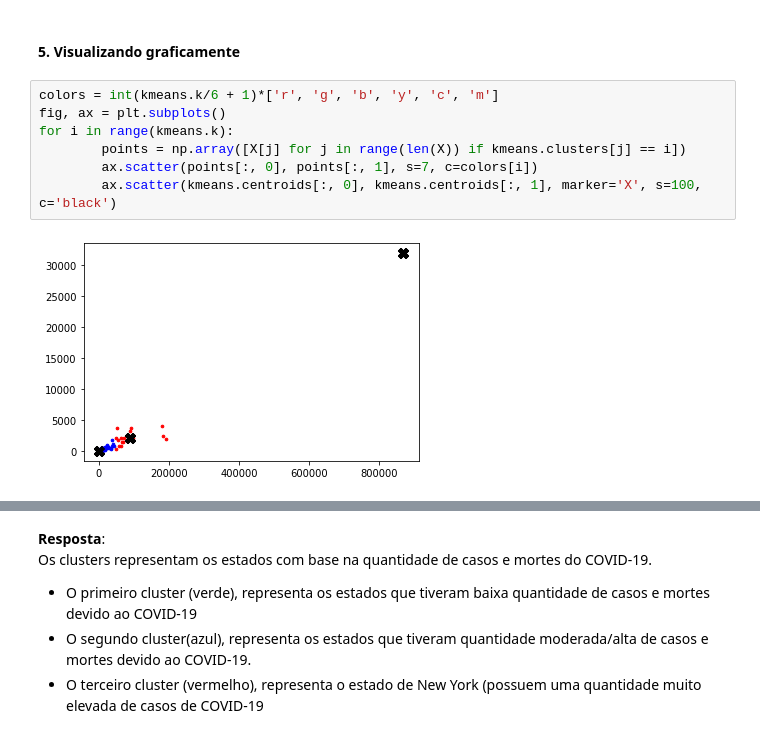
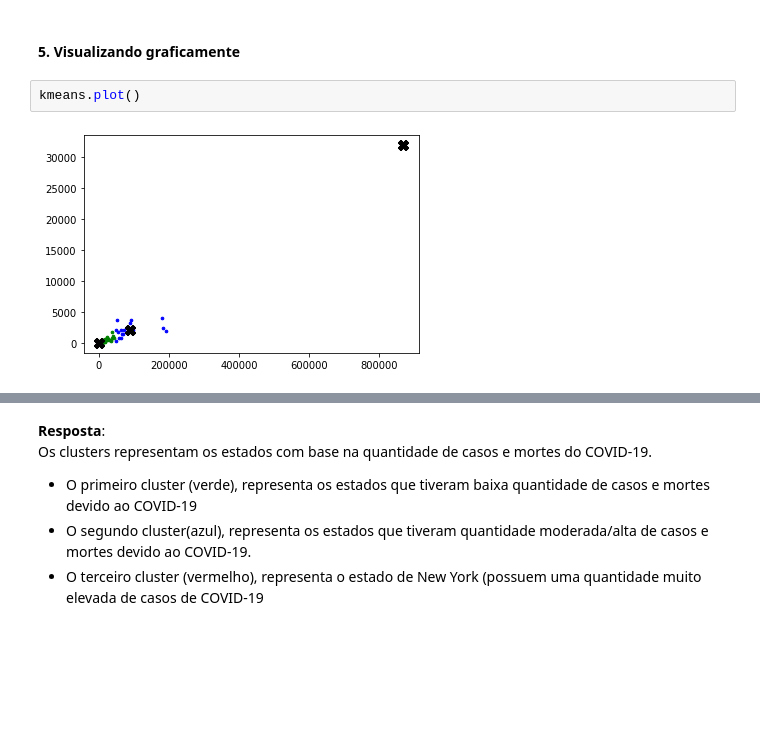
Before and after one commit to matheusjerico/kmeans-scratch, a Jupyter notebook: kmeans_scratch.ipynb, the cells around one changed output, grey strips where cells are left out. Cells and saved outputs as stored; diff of their text form; blank space fills up the shorter version.

```diff
--- a/kmeans_scratch.ipynb
+++ b/kmeans_scratch.ipynb
@@ -134,14 +143,9 @@ dataset.head()
 # %% [markdown]
 #### 5. Visualizando graficamente
-# %%
-colors = int(kmeans.k/6 + 1)*['r', 'g', 'b', 'y', 'c', 'm']
-fig, ax = plt.subplots()
-for i in range(kmeans.k):
-        points = np.array([X[j] for j in range(len(X)) if kmeans.clusters[j] == i])
-        ax.scatter(points[:, 0], points[:, 1], s=7, c=colors[i])
-        ax.scatter(kmeans.centroids[:, 0], kmeans.centroids[:, 1], marker='X', s=100, c='black')
-# %% [output]
-[figure, removed]
+# %%
+kmeans.plot()
+# %% [output]
+[figure, added]
 # %%
 kmeans.centroids
 # %% [output]
```
Also changed, not shown: parts of 21 cells of this notebook.
